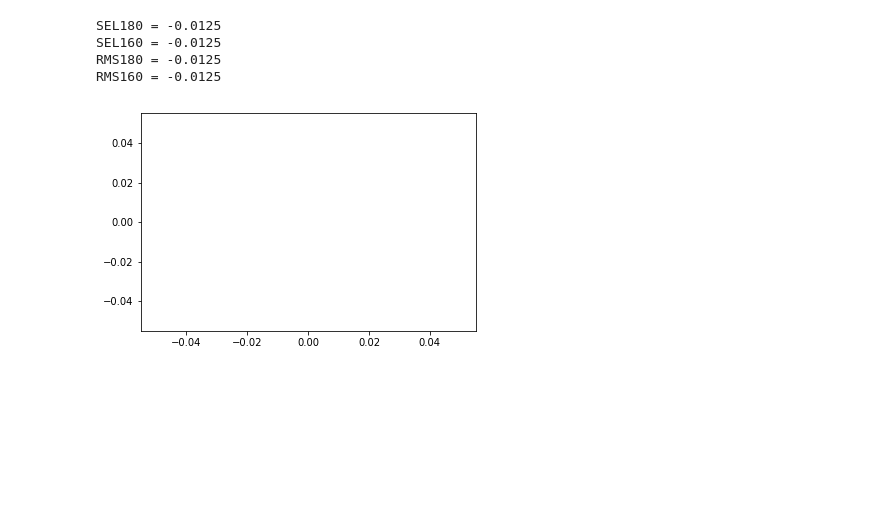
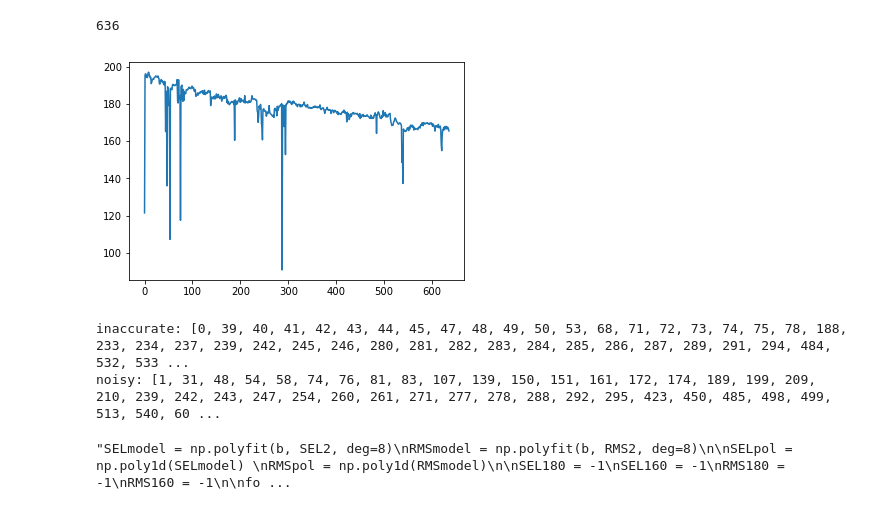
Before and after one commit to efreneau/Machine-Learning-On-Seismic-Streamer-Data, a Jupyter notebook: Calculating RMS and SEL.ipynb, the cells around one changed output. Saved outputs shown, nothing was run; the diff lists cells and outputs as text; code cells hidden in the pictures; blank space fills up the shorter version.

```diff
--- a/Calculating RMS and SEL.ipynb
+++ b/Calculating RMS and SEL.ipynb
@@ -91,12 +91,12 @@ i = 0
 
 for row in squaredPressure:
     T90a=t90(row)
-    RMS.append(10*np.log10(sum(row/fs)/T90a))#integrate squared pressure / T90
+    RMS.append(10*np.log10(sum(row)/(fs*T90a)))#integrate squared pressure / T90
     i = i+1
     T90.append(T90a)
-RMS = np.asarray(RMS)
-#print(RMS)
-#print(T90)
-plt.plot(T90)
+RMS = np.asarray(RMS)#recast as ndarray
+print(RMS)
+print(T90)
+plt.plot(RMS)
 plt.show()
 # %% [output]
@@ -177,8 +152,40 @@ noisy: [5, 14, 17, 21, 27, 31, 60, 77, 83, 84, 88, 90, 92, 95, 99, 110, 113, 115
+# %%
+#V. Remove noisy or inaccurate channels
+RMS2=[]
+SEL2=[]
+inaccurate=[]
+N=8
+RMS_avg = np.convolve(RMS, np.ones((N,))/N, mode='valid')#rolling average of RMS
+RMS_avg = np.concatenate((RMS_avg,RMS[len(RMS_avg):len(RMS_avg)+N-1]))#pad RMS_avg
+
+#RMS_diff = np.abs(np.convolve(RMS, [-1,1], mode='valid'))#RMS Difference signal
+#RMS_diff_avg = np.convolve(RMS_diff, np.ones((N,))/N, mode='valid')#rolling average
+#RMS_diff_avg = np.concatenate((RMS_diff_avg,RMS_diff[len(RMS_diff_avg):len(RMS_diff_avg)+N-1]))#pad
+i=0
+for rms in RMS:
+    if(np.abs(rms-RMS_avg[i])>5):
+        inaccurate.append(i)
+    i=i+1
+print(i)
+#Plots
+#plt.subplot(2,1,1)
+#plt.plot(RMS_diff_avg)
+#plt.ylim([0,3.5])
+#print(np.mean(RMS_diff))
+#plt.subplot(2,1,2)
+plt.plot(RMS)
+plt.show()
+print('inaccurate:',inaccurate,'\nnoisy:',noisy)
+# %% [output]
+636
+[figure, added]
+inaccurate: [0, 39, 40, 41, 42, 43, 44, 45, 47, 48, 49, 50, 53, 68, 71, 72, 73, 74, 75, 78, 188, 233, 234, 237, 239, 242, 245, 246, 280, 281, 282, 283, 284, 285, 286, 287, 289, 291, 294, 484, 532, 533 ...
+noisy: [1, 31, 48, 54, 58, 74, 76, 81, 83, 107, 139, 150, 151, 161, 172, 174, 189, 199, 209, 210, 239, 242, 243, 247, 254, 260, 261, 271, 277, 278, 288, 292, 295, 423, 450, 485, 498, 499, 513, 540, 60 ...
 # %%
 #VI. Fitting Data
 b = np.linspace(0,len(RMS2),len(RMS2))
 
-SELmodel = np.polyfit(b, SEL2, deg=8)
+'''SELmodel = np.polyfit(b, SEL2, deg=8)
 RMSmodel = np.polyfit(b, RMS2, deg=8)
 
 SELpol = np.poly1d(SELmodel)
@@ -189,8 +196,7 @@ SEL160 = -1
 RMS180 = -1
 RMS160 = -1
 
-for i in range(0,360):
-    #print(SELpol(i))
+for i in range(0,1000):
     if(SELpol(i)>180):
         SEL180 = i
     if(SELpol(i)>160):
@@ -210,10 +216,6 @@ print('RMS180 =',RMS180)
 print('RMS160 =',RMS160)
 
 plt.plot(b,SELpol(b))
-plt.show()
+plt.show()'''
 # %% [output]
-SEL180 = -0.0125
-SEL160 = -0.0125
-RMS180 = -0.0125
-RMS160 = -0.0125
+"SELmodel = np.polyfit(b, SEL2, deg=8)\nRMSmodel = np.polyfit(b, RMS2, deg=8)\n\nSELpol = np.poly1d(SELmodel) \nRMSpol = np.poly1d(RMSmodel)\n\nSEL180 = -1\nSEL160 = -1\nRMS180 = -1\nRMS160 = -1\n\nfo ...
-[figure, removed]
```
Also changed, not shown: parts of 6 cells of this notebook.
